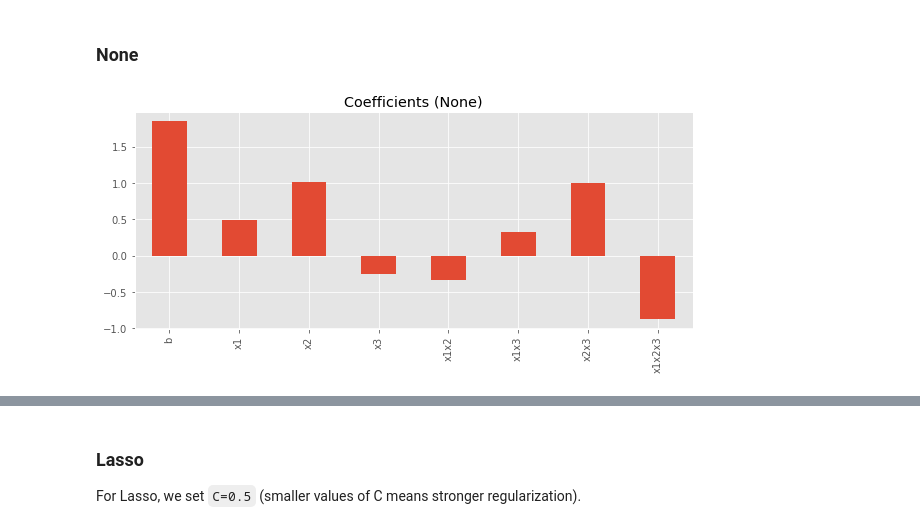
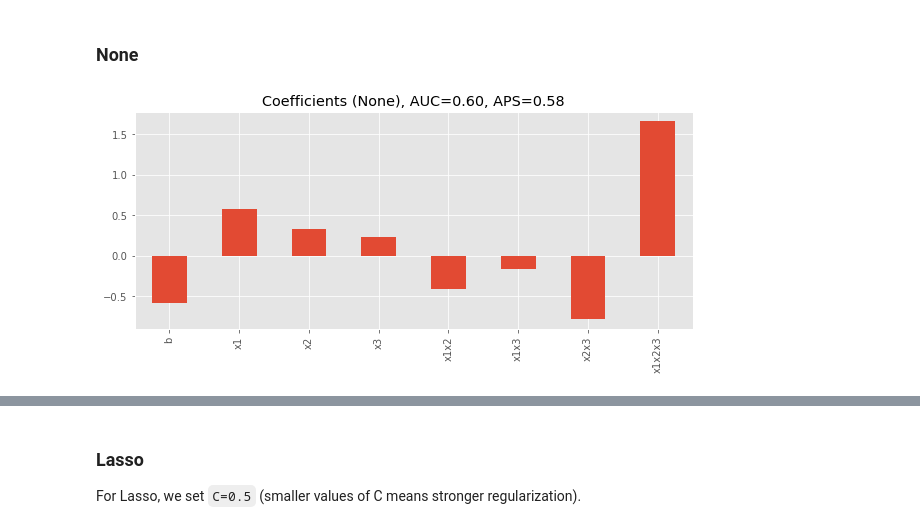
Before and after one commit to oneoffcoder/lasso-bbn, a Jupyter notebook: jupyter/lasso-synthetic.ipynb, the cells around one changed output, grey strips where cells are left out. Cells and saved outputs as stored; diff of their text form; code cells hidden in the pictures.

Commit message:
balance data

```diff
--- a/jupyter/lasso-synthetic.ipynb
+++ b/jupyter/lasso-synthetic.ipynb
@@ -63,0 +66,18 @@ X.shape, y.shape
+# %%
+import pandas as pd
+import matplotlib.pyplot as plt
+
+plt.style.use('ggplot')
+
+df = pd.DataFrame({
+    'x1': x1,
+    'x2': x2,
+    'x3': x3,
+    'x1x2': x1x2,
+    'x1x3': x1x3,
+    'x2x3': x2x3,
+    'x1x2x3': x1x2x3,
+    'y': y
+})
+
+df.describe()
@@ -63,0 +100,5 @@ X.shape, y.shape
+# %%
+neg_df = df[df['y'] == 0]
+pos_df = df[df['y'] == 1].sample(n=neg_df.shape[0], replace=False)
+
+neg_df.shape, pos_df.shape
@@ -63,0 +107,2 @@ X.shape, y.shape
+# %%
+df = pd.concat([neg_df, pos_df]).reset_index(drop=True)
@@ -63,0 +125,5 @@ X.shape, y.shape
+# %%
+X = df[[c for c in df.columns if c != 'y']].values
+y = df['y'].values
+
+X.shape, y.shape
@@ -75,35 +143,38 @@ More [documentation](https://scikit-learn.org/stable/modules/generated/sklearn.l
 # %% [markdown]
 ### None
 # %%
-import pandas as pd
-import matplotlib.pyplot as plt
 from sklearn.linear_model import LogisticRegression
-
-plt.style.use('ggplot')
+from sklearn.metrics import roc_auc_score, average_precision_score
 
 def get_model(reg='none'):
     if reg == 'l1':
         model = LogisticRegression(penalty='l1', solver='saga', C=0.5, random_state=37)
     elif reg == 'l2':
         model = LogisticRegression(penalty='l2', solver='saga', random_state=37)
     elif reg == 'elasticnet':
         model = LogisticRegression(penalty='elasticnet', l1_ratio=0.6, solver='saga', random_state=37)
     else:
         model = LogisticRegression(penalty='none', solver='saga', random_state=37, max_iter=10_000)
 
     return model
 
 def get_coef(m):
     coefs = [m.intercept_[0]] + list(m.coef_[0])
     cols = ['b', 'x1', 'x2', 'x3', 'x1x2', 'x1x3', 'x2x3', 'x1x2x3']
     return pd.Series(coefs, index=cols)
 
+def plot_model(m, X, y, reg):
+    y_pred = m.predict_proba(X)[:,1]
+    auc = roc_auc_score(y, y_pred)
+    aps = average_precision_score(y, y_pred)
+    _ = get_coef(model).plot(kind='bar', figsize=(10, 4), title=fr'Coefficients ({reg}), AUC={auc:.2f}, APS={aps:.2f}')
+
 model = get_model('none')
 model.fit(X, y)
 
-_ = get_coef(model).plot(kind='bar', figsize=(10, 4), title=r'Coefficients (None)')
+plot_model(model, X, y, 'None')
 # %% [output]
-[figure, old version]
+[figure, new version]
 # %%
 import scipy.stats
 
```
Also changed, not shown: parts of 17 cells of this notebook.
